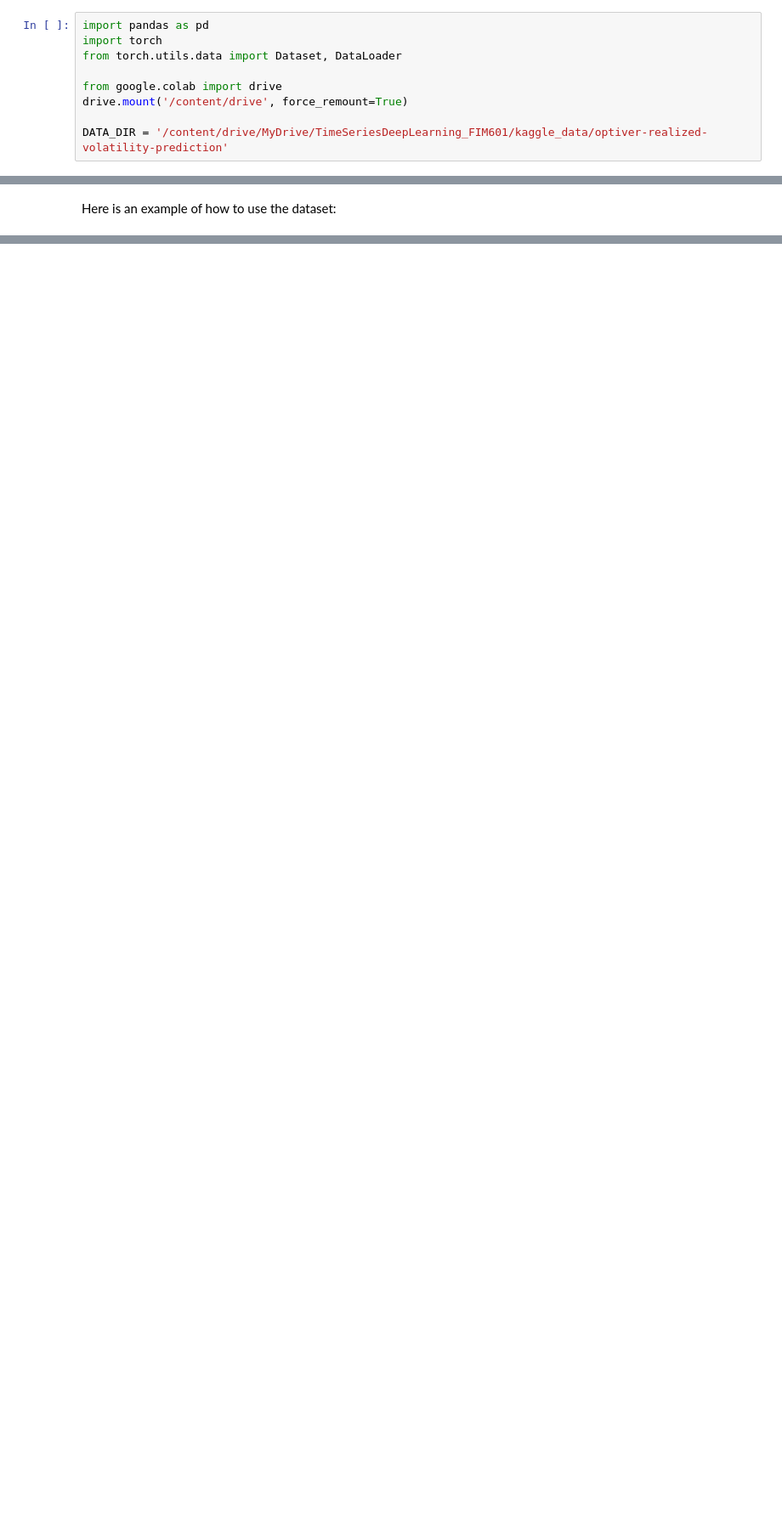
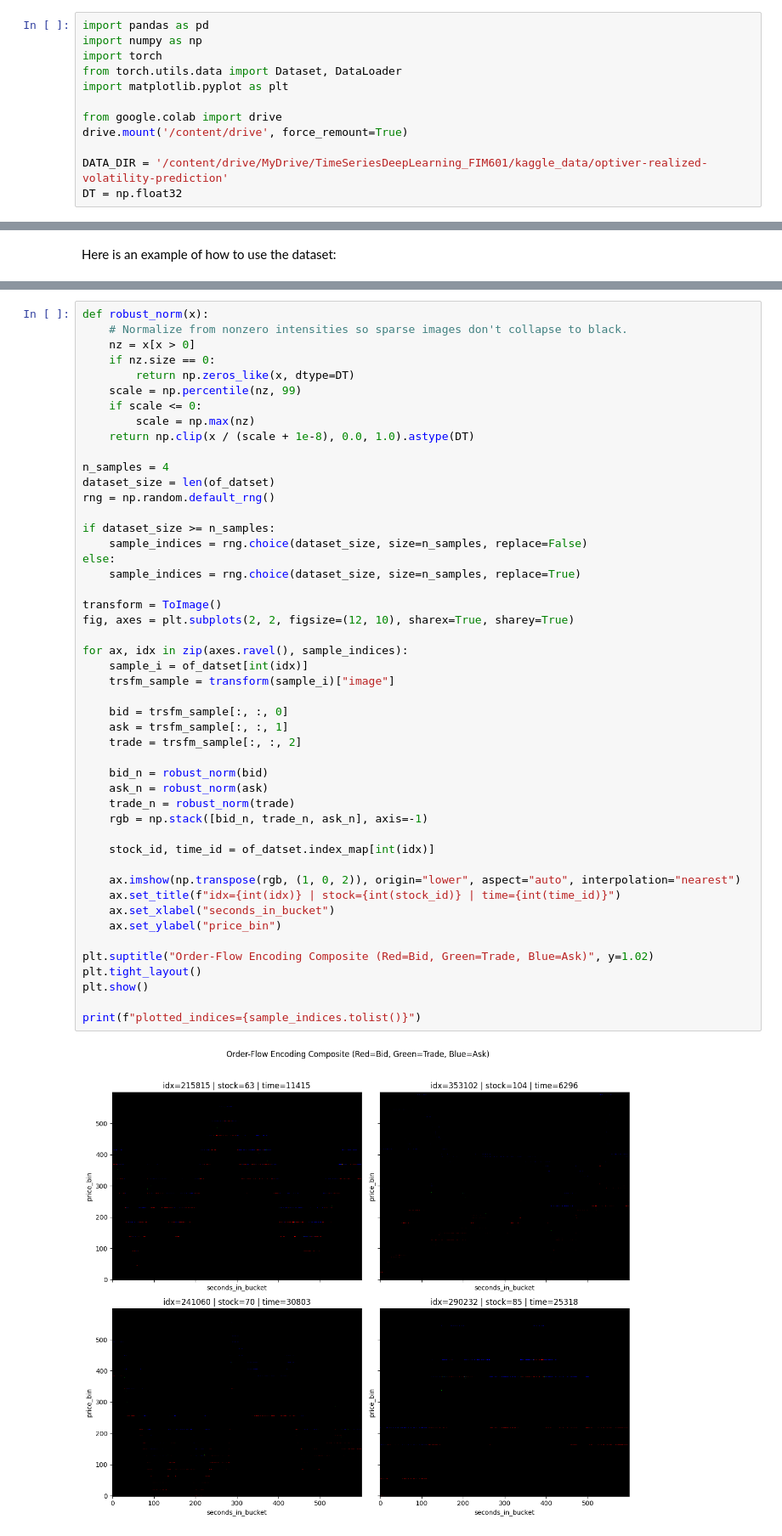
Before and after one commit to MarkDeng86/VolatilityPredictionDeepLearning, a Jupyter notebook: ImageEncoding.ipynb, the cells around one changed output, grey strips where cells are left out. Shown at 85% size. Drawn from its saved outputs; the diff is of its cells as text; blank space fills up the shorter version.

Commit message:
ToImage transform completed

```diff
--- a/ImageEncoding.ipynb
+++ b/ImageEncoding.ipynb
@@ -1,12 +1,15 @@
 # %%
 import pandas as pd
+import numpy as np
 import torch
 from torch.utils.data import Dataset, DataLoader
+import matplotlib.pyplot as plt
 
 from google.colab import drive
 drive.mount('/content/drive', force_remount=True)
 
 DATA_DIR = '/content/drive/MyDrive/TimeSeriesDeepLearning_FIM601/kaggle_data/optiver-realized-volatility-prediction'
+DT = np.float32
 # %% [output]
 Mounted at /content/drive
 # %% [markdown]
@@ -97,0 +169,50 @@ Realized Volatility Sample Target:
+# %%
+def robust_norm(x):
+    # Normalize from nonzero intensities so sparse images don't collapse to black.
+    nz = x[x > 0]
+    if nz.size == 0:
+        return np.zeros_like(x, dtype=DT)
+    scale = np.percentile(nz, 99)
+    if scale <= 0:
+        scale = np.max(nz)
+    return np.clip(x / (scale + 1e-8), 0.0, 1.0).astype(DT)
+
+n_samples = 4
+dataset_size = len(of_datset)
+rng = np.random.default_rng()
+
+if dataset_size >= n_samples:
+    sample_indices = rng.choice(dataset_size, size=n_samples, replace=False)
+else:
+    sample_indices = rng.choice(dataset_size, size=n_samples, replace=True)
+
+transform = ToImage()
+fig, axes = plt.subplots(2, 2, figsize=(12, 10), sharex=True, sharey=True)
+
+for ax, idx in zip(axes.ravel(), sample_indices):
+    sample_i = of_datset[int(idx)]
+    trsfm_sample = transform(sample_i)["image"]
+
+    bid = trsfm_sample[:, :, 0]
+    ask = trsfm_sample[:, :, 1]
+    trade = trsfm_sample[:, :, 2]
+
+    bid_n = robust_norm(bid)
+    ask_n = robust_norm(ask)
+    trade_n = robust_norm(trade)
+    rgb = np.stack([bid_n, trade_n, ask_n], axis=-1)
+
+    stock_id, time_id = of_datset.index_map[int(idx)]
+
+    ax.imshow(np.transpose(rgb, (1, 0, 2)), origin="lower", aspect="auto", interpolation="nearest")
+    ax.set_title(f"idx={int(idx)} | stock={int(stock_id)} | time={int(time_id)}")
+    ax.set_xlabel("seconds_in_bucket")
+    ax.set_ylabel("price_bin")
+
+plt.suptitle("Order-Flow Encoding Composite (Red=Bid, Green=Trade, Blue=Ask)", y=1.02)
+plt.tight_layout()
+plt.show()
+
+print(f"plotted_indices={sample_indices.tolist()}")
+# %% [output]
+[figure, added]
```
Also changed, not shown: parts of 4 cells of this notebook.
